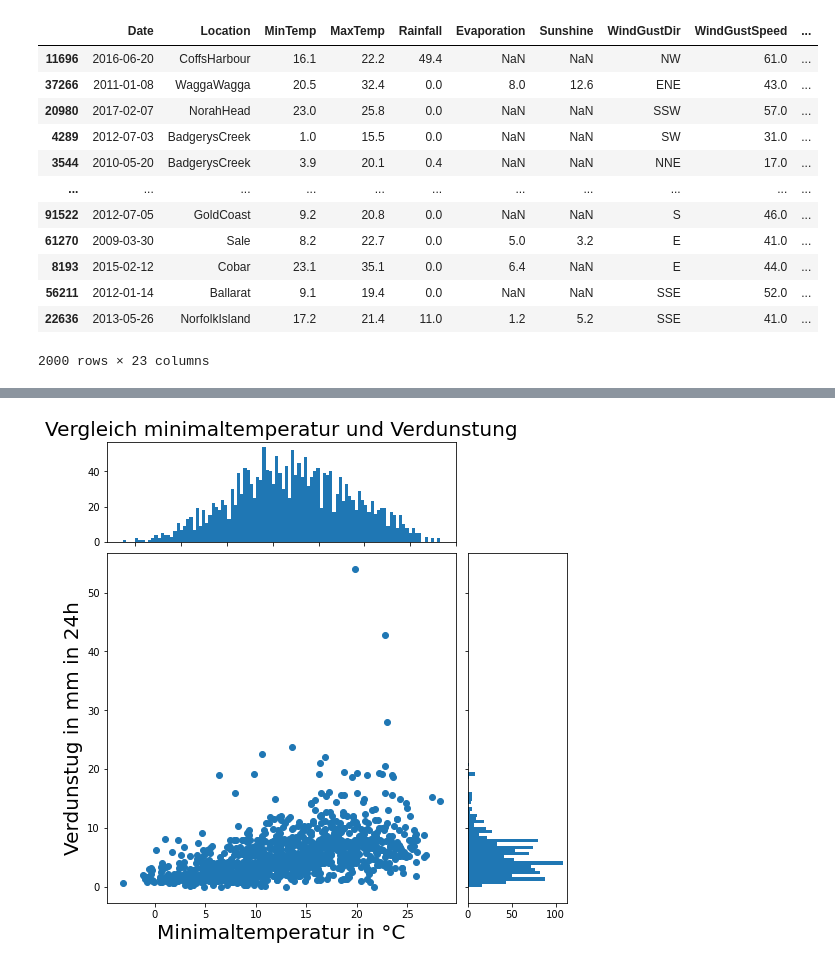
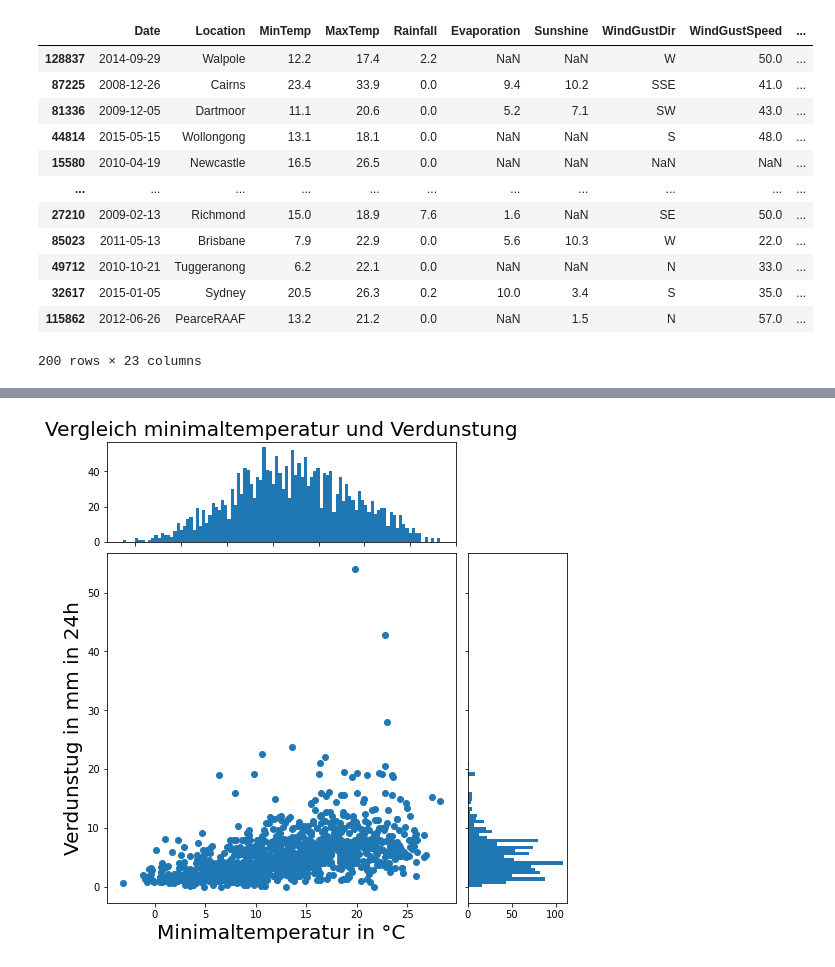
Before and after one commit to flavio-mueller/gdv-code, a Jupyter notebook: gdv.ipynb, the cells around one changed output, grey strips where cells are left out. Saved outputs shown, nothing was run; the diff lists cells and outputs as text; code cells hidden in the pictures.

```diff
--- a/gdv.ipynb
+++ b/gdv.ipynb
@@ -6,22 +6,22 @@ from matplotlib.markers import CARETUP
 # %%
 data = pd.read_csv("weatherAUS.csv")
 # %%
-sample = data.sample(2000)
+sample = data.sample(200)
 sample
 # %% [output]
 |  | Date | Location | MinTemp | MaxTemp | Rainfall | Evaporation | Sunshine | WindGustDir | WindGustSpeed | ... |
-| 11696 | 2016-06-20 | CoffsHarbour | 16.1 | 22.2 | 49.4 | NaN | NaN | NW | 61.0 | ... |
-| 37266 | 2011-01-08 | WaggaWagga | 20.5 | 32.4 | 0.0 | 8.0 | 12.6 | ENE | 43.0 | ... |
-| 20980 | 2017-02-07 | NorahHead | 23.0 | 25.8 | 0.0 | NaN | NaN | SSW | 57.0 | ... |
-| 4289 | 2012-07-03 | BadgerysCreek | 1.0 | 15.5 | 0.0 | NaN | NaN | SW | 31.0 | ... |
-| 3544 | 2010-05-20 | BadgerysCreek | 3.9 | 20.1 | 0.4 | NaN | NaN | NNE | 17.0 | ... |
+| 128837 | 2014-09-29 | Walpole | 12.2 | 17.4 | 2.2 | NaN | NaN | W | 50.0 | ... |
+| 87225 | 2008-12-26 | Cairns | 23.4 | 33.9 | 0.0 | 9.4 | 10.2 | SSE | 41.0 | ... |
+| 81336 | 2009-12-05 | Dartmoor | 11.1 | 20.6 | 0.0 | 5.2 | 7.1 | SW | 43.0 | ... |
+| 44814 | 2015-05-15 | Wollongong | 13.1 | 18.1 | 0.0 | NaN | NaN | S | 48.0 | ... |
+| 15580 | 2010-04-19 | Newcastle | 16.5 | 26.5 | 0.0 | NaN | NaN | NaN | NaN | ... |
 | ... | ... | ... | ... | ... | ... | ... | ... | ... | ... | ... |
-| 91522 | 2012-07-05 | GoldCoast | 9.2 | 20.8 | 0.0 | NaN | NaN | S | 46.0 | ... |
-| 61270 | 2009-03-30 | Sale | 8.2 | 22.7 | 0.0 | 5.0 | 3.2 | E | 41.0 | ... |
-| 8193 | 2015-02-12 | Cobar | 23.1 | 35.1 | 0.0 | 6.4 | NaN | E | 44.0 | ... |
-| 56211 | 2012-01-14 | Ballarat | 9.1 | 19.4 | 0.0 | NaN | NaN | SSE | 52.0 | ... |
-| 22636 | 2013-05-26 | NorfolkIsland | 17.2 | 21.4 | 11.0 | 1.2 | 5.2 | SSE | 41.0 | ... |
+| 27210 | 2009-02-13 | Richmond | 15.0 | 18.9 | 7.6 | 1.6 | NaN | SE | 50.0 | ... |
+| 85023 | 2011-05-13 | Brisbane | 7.9 | 22.9 | 0.0 | 5.6 | 10.3 | W | 22.0 | ... |
+| 49712 | 2010-10-21 | Tuggeranong | 6.2 | 22.1 | 0.0 | NaN | NaN | N | 33.0 | ... |
+| 32617 | 2015-01-05 | Sydney | 20.5 | 26.3 | 0.2 | 10.0 | 3.4 | S | 35.0 | ... |
+| 115862 | 2012-06-26 | PearceRAAF | 13.2 | 21.2 | 0.0 | NaN | 1.5 | N | 57.0 | ... |
-2000 rows × 23 columns
+200 rows × 23 columns
 # %%
 
 # convert cartesian direction into degree where N = 0
```
Also changed, not shown: parts of 6 cells of this notebook, 11 other files.
